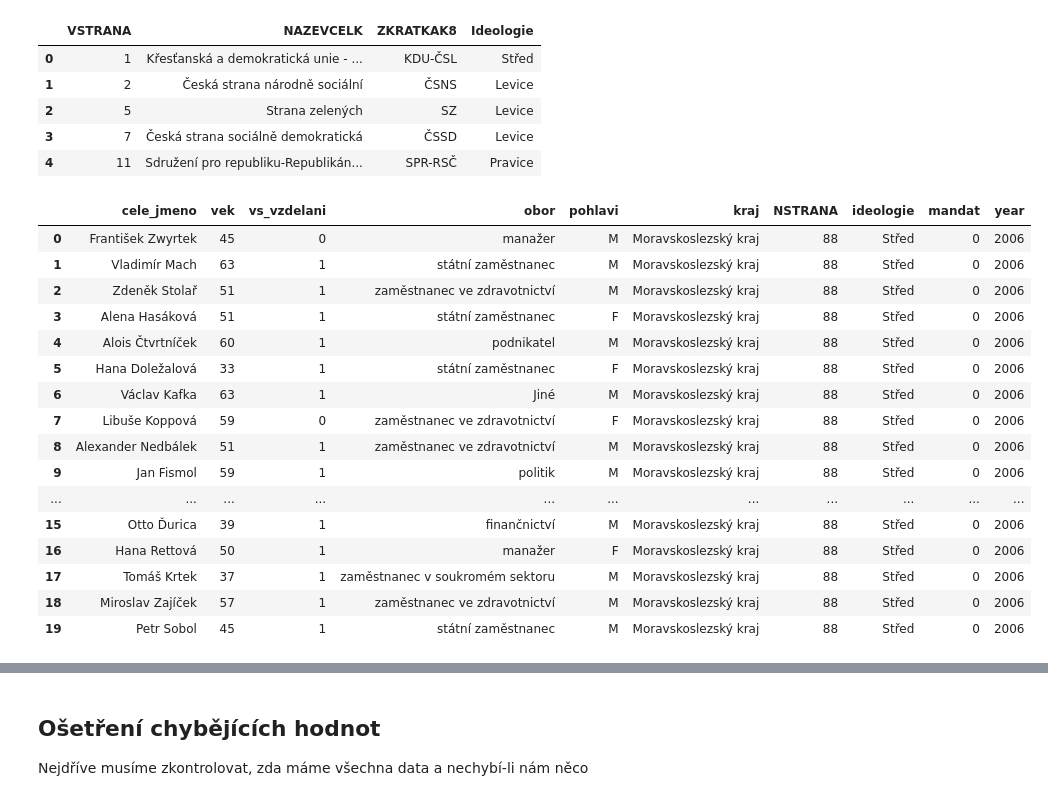
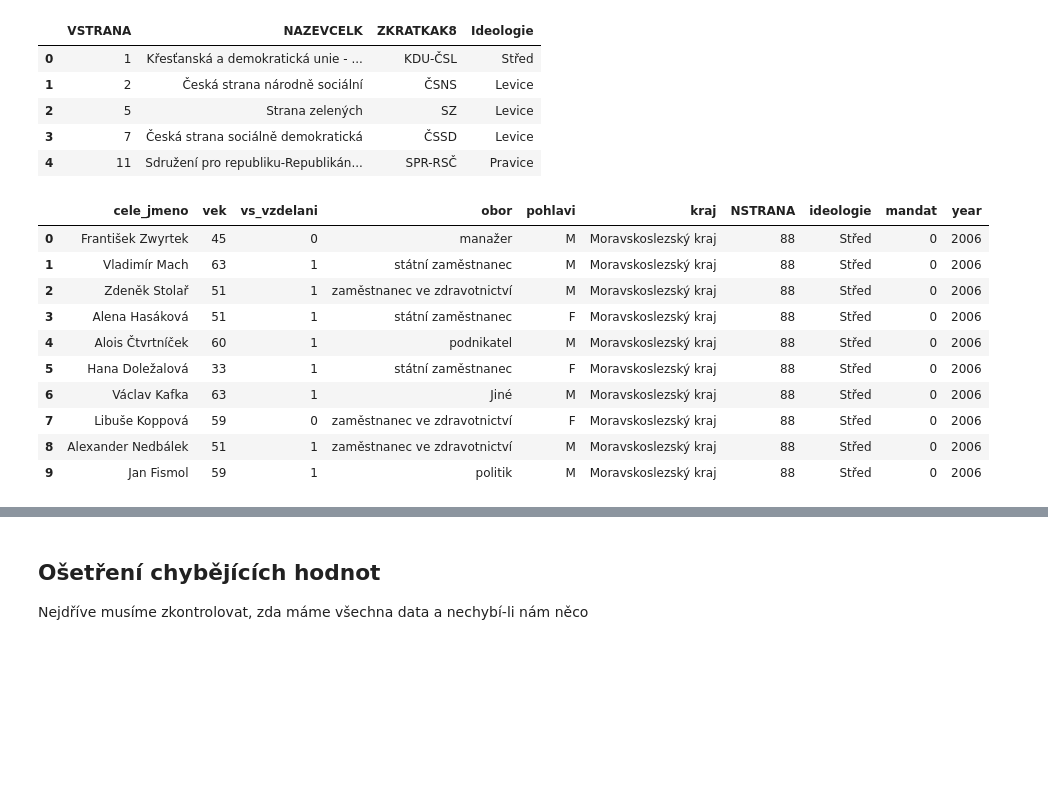
Before and after one commit to rmnskb/cz-elections, a Jupyter notebook: cz_elections_analysis.ipynb, the cells around one changed output, grey strips where cells are left out. Drawn from its saved outputs; the diff is of its cells as text; code cells hidden in the pictures; blank space fills up the shorter version.

```diff
--- a/cz_elections_analysis.ipynb
+++ b/cz_elections_analysis.ipynb
@@ -44,16 +54,4 @@ def obor(val: str) -> str:
 occup_dict.keys()
 # %% [output]
 dict_keys(['duchod', 'podnik', 'zivnost', 'remeslo', 'soukzam', 'finance', 'student', 'akademik', 'statzam', 'zdravotnictvi', 'politik', 'nezam', 'manager', 'zemedel', 'pravo', 'odbor', 'umeni', 'spor ...
-# %%
-# test the lambda function
-def mandat(val: str) -> int:
-    """
-    Map value of mandates. 0 stands for no mandate, 1 stands for mandate. The function exists because there different formatings: in some years it is A or N, in other years it's 0 or 1
-    :param val: string value
-    :return: integer value 0 or 1
-    """
-    if val == "A" or val == "1":
-        return 1
-    elif val == "N" or val == "0":
-        return 0
 # %% [markdown]
@@ -154,30 +145,24 @@ strany.head()
 # %%
 # Čištění dat pomocí funkce clean_data
 snem_clean_list = []
 
 for i in range(5):
     temp_df = clean_data(snem_list[i], strany_dict)
     snem_clean_list.append(temp_df)
 
-snem_clean_list[0].head(20)
+snem_clean_list[0].head(10)
 # %% [output]
 |  | cele_jmeno | vek | vs_vzdelani | obor | pohlavi | kraj | NSTRANA | ideologie | mandat | year |
 | 0 | František Zwyrtek | 45 | 0 | manažer | M | Moravskoslezský kraj | 88 | Střed | 0 | 2006 |
 | 1 | Vladimír Mach | 63 | 1 | státní zaměstnanec | M | Moravskoslezský kraj | 88 | Střed | 0 | 2006 |
 | 2 | Zdeněk Stolař | 51 | 1 | zaměstnanec ve zdravotnictví | M | Moravskoslezský kraj | 88 | Střed | 0 | 2006 |
 | 3 | Alena Hasáková | 51 | 1 | státní zaměstnanec | F | Moravskoslezský kraj | 88 | Střed | 0 | 2006 |
 | 4 | Alois Čtvrtníček | 60 | 1 | podnikatel | M | Moravskoslezský kraj | 88 | Střed | 0 | 2006 |
 | 5 | Hana Doležalová | 33 | 1 | státní zaměstnanec | F | Moravskoslezský kraj | 88 | Střed | 0 | 2006 |
 | 6 | Václav Kafka | 63 | 1 | Jiné | M | Moravskoslezský kraj | 88 | Střed | 0 | 2006 |
 | 7 | Libuše Koppová | 59 | 0 | zaměstnanec ve zdravotnictví | F | Moravskoslezský kraj | 88 | Střed | 0 | 2006 |
 | 8 | Alexander Nedbálek | 51 | 1 | zaměstnanec ve zdravotnictví | M | Moravskoslezský kraj | 88 | Střed | 0 | 2006 |
 | 9 | Jan Fismol | 59 | 1 | politik | M | Moravskoslezský kraj | 88 | Střed | 0 | 2006 |
-| ... | ... | ... | ... | ... | ... | ... | ... | ... | ... | ... |
-| 15 | Otto Ďurica | 39 | 1 | finančnictví | M | Moravskoslezský kraj | 88 | Střed | 0 | 2006 |
-| 16 | Hana Rettová | 50 | 1 | manažer | F | Moravskoslezský kraj | 88 | Střed | 0 | 2006 |
-| 17 | Tomáš Krtek | 37 | 1 | zaměstnanec v soukromém sektoru | M | Moravskoslezský kraj | 88 | Střed | 0 | 2006 |
-| 18 | Miroslav Zajíček | 57 | 1 | zaměstnanec ve zdravotnictví | M | Moravskoslezský kraj | 88 | Střed | 0 | 2006 |
-| 19 | Petr Sobol | 45 | 1 | státní zaměstnanec | M | Moravskoslezský kraj | 88 | Střed | 0 | 2006 |
 # %%
 # v dané buňce dáváme veškeré dataframy do jednoho, jelikož pro budoucí účely potřebujeme data ve formatu long
 for index, year in enumerate(snem_years):
```
Also changed, not shown: parts of 42 cells of this notebook.
